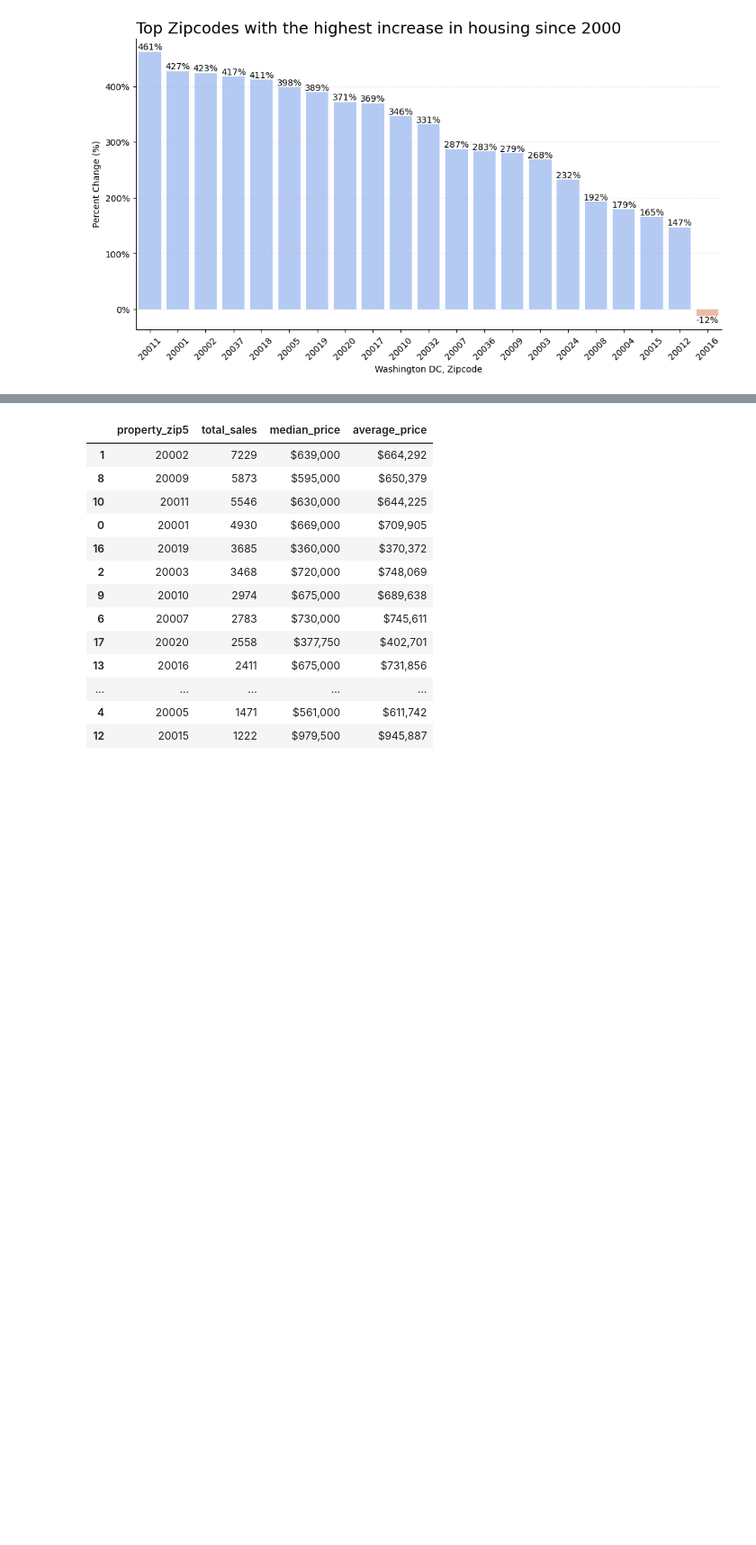
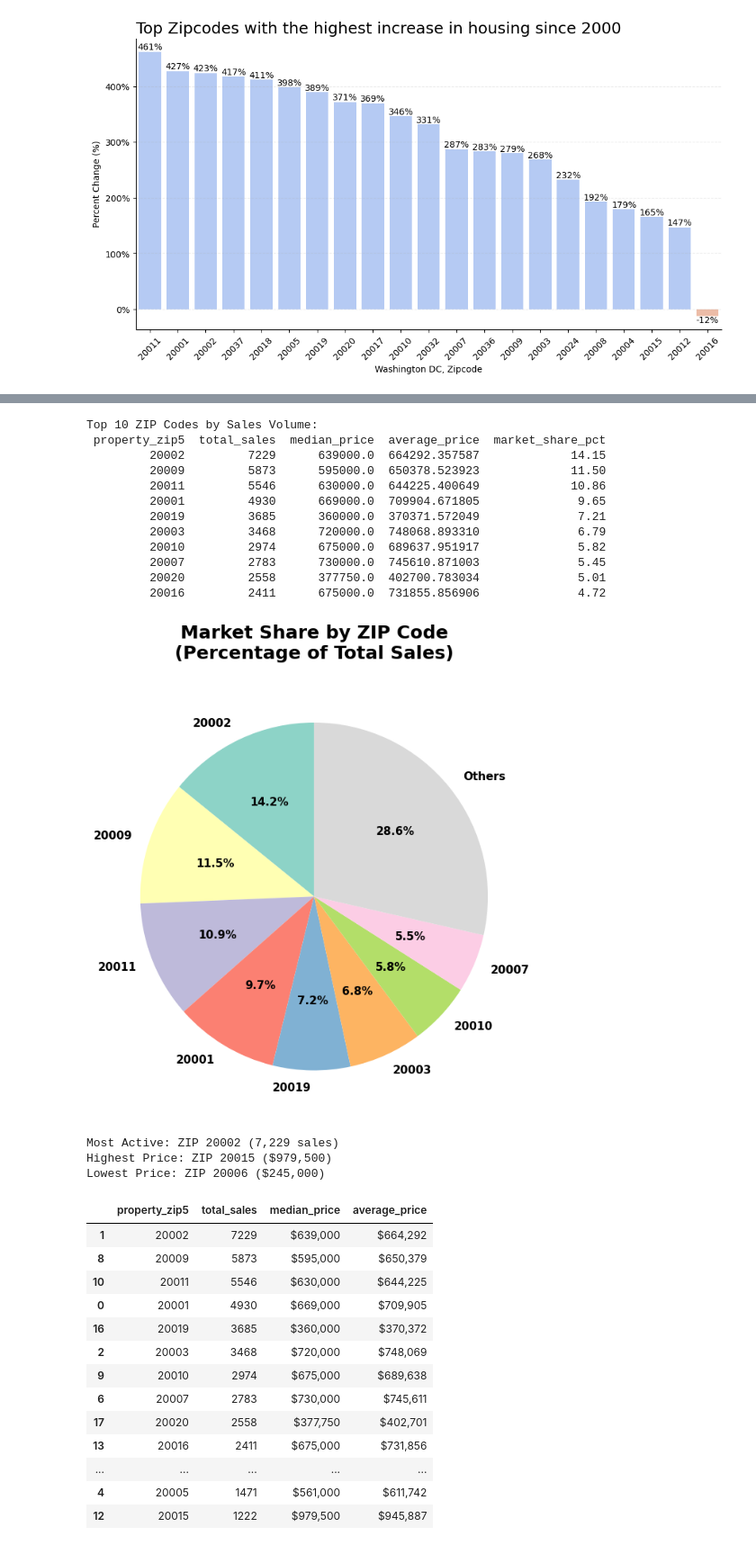
Before and after one commit to sierraperezdavid31/CIS9650-DC-Sales, a Jupyter notebook: Group_Project_15.ipynb, the cells around one changed output, grey strips where cells are left out. Shown at 90% size. Drawn from its saved outputs; the diff is of its cells as text; code cells hidden in the pictures; blank space fills up the shorter version.

```diff
--- a/Group_Project_15.ipynb
+++ b/Group_Project_15.ipynb
@@ -800,3 +426,56 @@ Market Concentration (Top 5)                   53.4%
+# %%
+import pandas as pd
+import matplotlib.pyplot as plt
+import seaborn as sns
+
+# Calculate summary statistics
+zip_summary = clean_df.groupby('property_zip5').agg(
+    total_sales=('sale_price', 'count'),
+    median_price=('sale_price', 'median'),
+    average_price=('sale_price', 'mean')
+).reset_index().sort_values('total_sales', ascending=False)
+
+zip_summary['market_share_pct'] = (zip_summary['total_sales'] / zip_summary['total_sales'].sum() * 100).round(2)
+
+# Display top 10 table
+print("\nTop 10 ZIP Codes by Sales Volume:")
+print(zip_summary.head(10).to_string(index=False))
+
+# Market Share Pie Chart
+fig, ax = plt.subplots(figsize=(10, 7))
+top_8 = zip_summary.head(8)
+others = zip_summary.iloc[8:]['market_share_pct'].sum()
+pie_data = pd.concat([top_8[['property_zip5', 'market_share_pct']],
+                      pd.DataFrame([{'property_zip5': 'Others', 'market_share_pct': others}])])
+
+ax.pie(pie_data['market_share_pct'], labels=pie_data['property_zip5'].astype(str),
+       autopct='%1.1f%%', startangle=90, colors=sns.color_palette('Set3', n_colors=len(pie_data)),
+       textprops={'fontsize': 11, 'fontweight': 'bold'})
+ax.set_title('Market Share by ZIP Code\n(Percentage of Total Sales)', fontsize=18, fontweight='bold', pad=20)
+plt.tight_layout()
+plt.show()
+
+# Key Insights
+print(f"\nMost Active: ZIP {int(zip_summary.iloc[0]['property_zip5'])} ({int(zip_summary.iloc[0]['total_sales']):,} sales)")
+print(f"Highest Price: ZIP {int(zip_summary.loc[zip_summary['median_price'].idxmax()]['property_zip5'])} (${zip_summary['median_price'].max():,.0f})")
+print(f"Lowest Price: ZIP {int(zip_summary.loc[zip_summary['median_price'].idxmin()]['property_zip5'])} (${zip_summary['median_price'].min():,.0f})")
+# %% [output]
+Top 10 ZIP Codes by Sales Volume:
+ property_zip5  total_sales  median_price  average_price  market_share_pct
+         20002         7229      639000.0  664292.357587             14.15
+         20009         5873      595000.0  650378.523923             11.50
+         20011         5546      630000.0  644225.400649             10.86
+         20001         4930      669000.0  709904.671805              9.65
+         20019         3685      360000.0  370371.572049              7.21
+         20003         3468      720000.0  748068.893310              6.79
+         20010         2974      675000.0  689637.951917              5.82
+         20007         2783      730000.0  745610.871003              5.45
+         20020         2558      377750.0  402700.783034              5.01
+         20016         2411      675000.0  731855.856906              4.72
+[figure, added]
+Most Active: ZIP 20002 (7,229 sales)
+Highest Price: ZIP 20015 ($979,500)
+Lowest Price: ZIP 20006 ($245,000)
 # %%
 import pandas as pd
 import matplotlib.pyplot as plt
```
Also changed, not shown: parts of 19 cells of this notebook.
